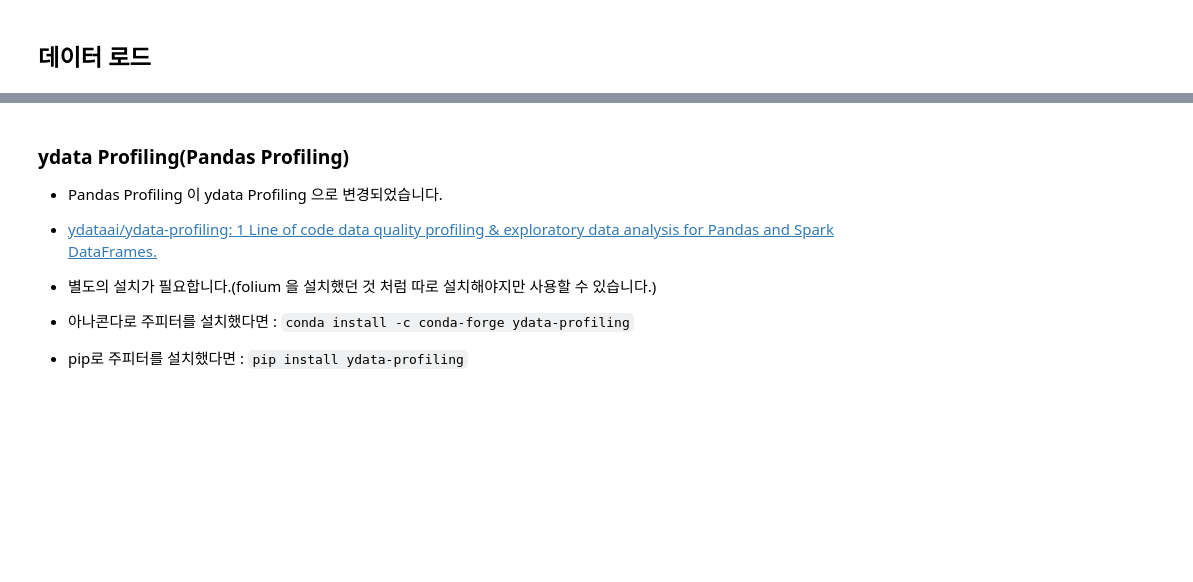
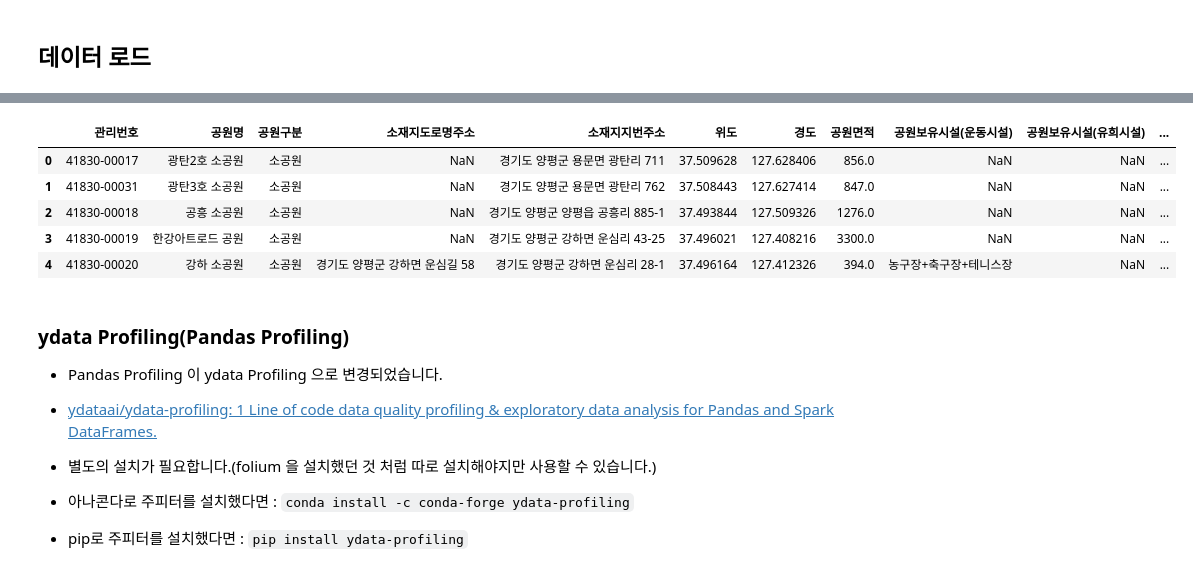
Before and after one commit to online5880/Public-Data-Analysis-in-Python, a Jupyter notebook: park/05_park_input.ipynb, the cells around one changed output, grey strips where cells are left out. Saved outputs shown, nothing was run; the diff lists cells and outputs as text; code cells hidden in the pictures; blank space fills up the shorter version.

```diff
--- a/park/05_park_input.ipynb
+++ b/park/05_park_input.ipynb
@@ -58,5 +84,13 @@ https://www.data.go.kr/dataset/15012890/standard.do
 # %%
 # 미리보기를 합니다.
+df.head()
+# %% [output]
+|  | 관리번호 | 공원명 | 공원구분 | 소재지도로명주소 | 소재지지번주소 | 위도 | 경도 | 공원면적 | 공원보유시설(운동시설) | 공원보유시설(유희시설) | ... |
+| 0 | 41830-00017 | 광탄2호 소공원 | 소공원 | NaN | 경기도 양평군 용문면 광탄리 711 | 37.509628 | 127.628406 | 856.0 | NaN | NaN | ... |
+| 1 | 41830-00031 | 광탄3호 소공원 | 소공원 | NaN | 경기도 양평군 용문면 광탄리 762 | 37.508443 | 127.627414 | 847.0 | NaN | NaN | ... |
+| 2 | 41830-00018 | 공흥 소공원 | 소공원 | NaN | 경기도 양평군 양평읍 공흥리 885-1 | 37.493844 | 127.509326 | 1276.0 | NaN | NaN | ... |
+| 3 | 41830-00019 | 한강아트로드 공원 | 소공원 | NaN | 경기도 양평군 강하면 운심리 43-25 | 37.496021 | 127.408216 | 3300.0 | NaN | NaN | ... |
+| 4 | 41830-00020 | 강하 소공원 | 소공원 | 경기도 양평군 강하면 운심길 58 | 경기도 양평군 강하면 운심리 28-1 | 37.496164 | 127.412326 | 394.0 | 농구장+축구장+테니스장 | NaN | ... |
 # %% [markdown]
 ### ydata Profiling(Pandas Profiling)
 * Pandas Profiling 이 ydata Profiling 으로 변경되었습니다.
```
Also changed, not shown: parts of 9 cells of this notebook, 1 other file.
